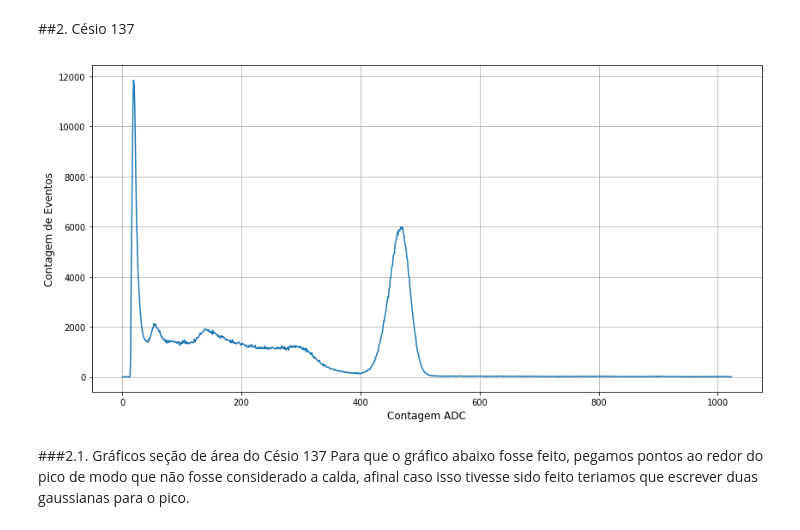
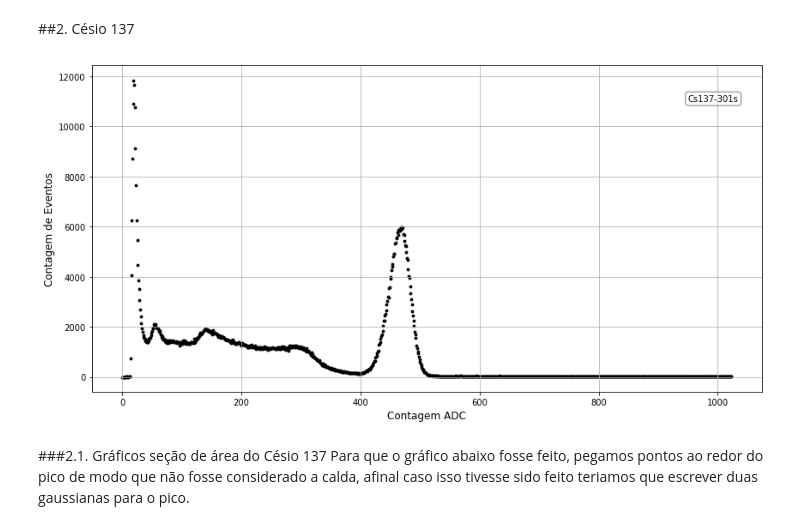
Before and after one commit to goulartsursula/DisciplinasUERJ, a Jupyter notebook: Estrutura da Materia 2/EspectroscopiaEmissoesGama.ipynb, the cells around one changed output. Drawn from its saved outputs; the diff is of its cells as text; code cells hidden in the pictures.

```diff
--- a/Estrutura da Materia 2/EspectroscopiaEmissoesGama.ipynb
+++ b/Estrutura da Materia 2/EspectroscopiaEmissoesGama.ipynb
@@ -134,14 +136,15 @@ plt.grid(linestyle='dotted')
 # %%
 dataCs137 = pd.read_table('http://dfnae.fis.uerj.br/twiki/pub/DFNAE/EstruturaII/Cs137-301s.tsv', skiprows=21)
 dataCs137[['Channel', 'Counts']]
 
-fig = plt.subplots(figsize=(14,7))
-plt.plot(dataCs137['Channel'], dataCs137['Counts'])
+fig, ax = plt.subplots(figsize=(14,7))
+plt.scatter(dataCs137['Channel'], dataCs137['Counts'], s=8, color='black')
 plt.xlabel('Contagem ADC', fontsize='12')
 plt.ylabel('Contagem de Eventos', fontsize='12')
+ax.text(950, 11000, 'Cs137-301s', bbox=dict(boxstyle='round', facecolor='white', alpha=0.5))
 plt.grid()
 # %% [output]
-[figure, old version]
+[figure, new version]
 # %% [markdown]
 ###2.1. Gráficos seção de área do Césio 137
 Para que o gráfico abaixo fosse feito, pegamos pontos ao redor do pico de modo que não fosse considerado a calda, afinal caso isso tivesse sido feito teriamos que escrever duas gaussianas para o pico.
```
Also changed, not shown: parts of 7 cells of this notebook.
